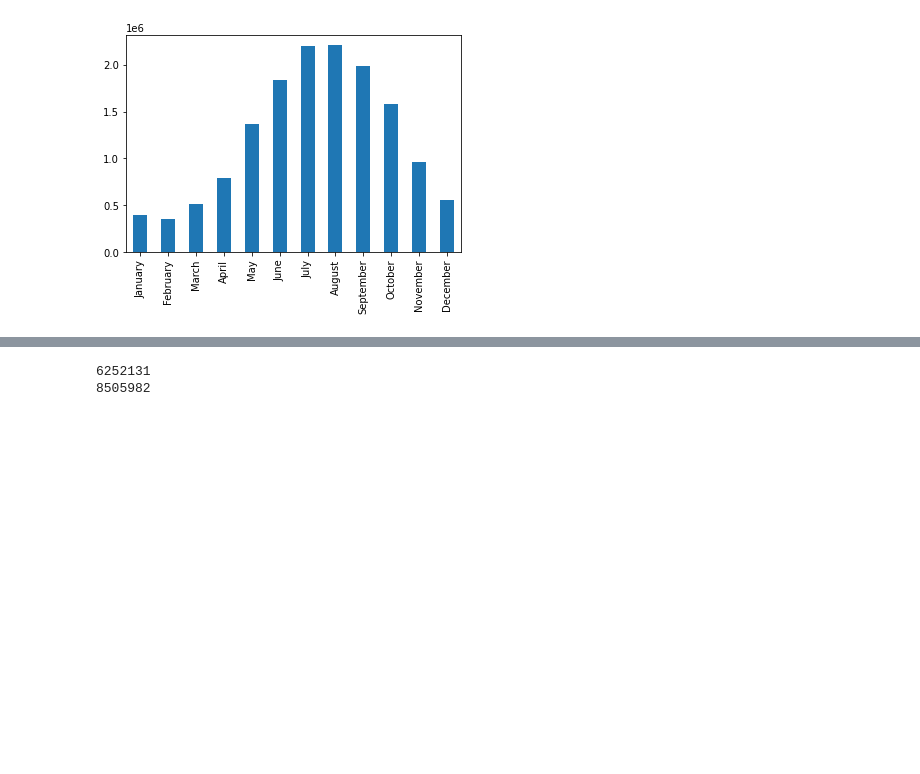
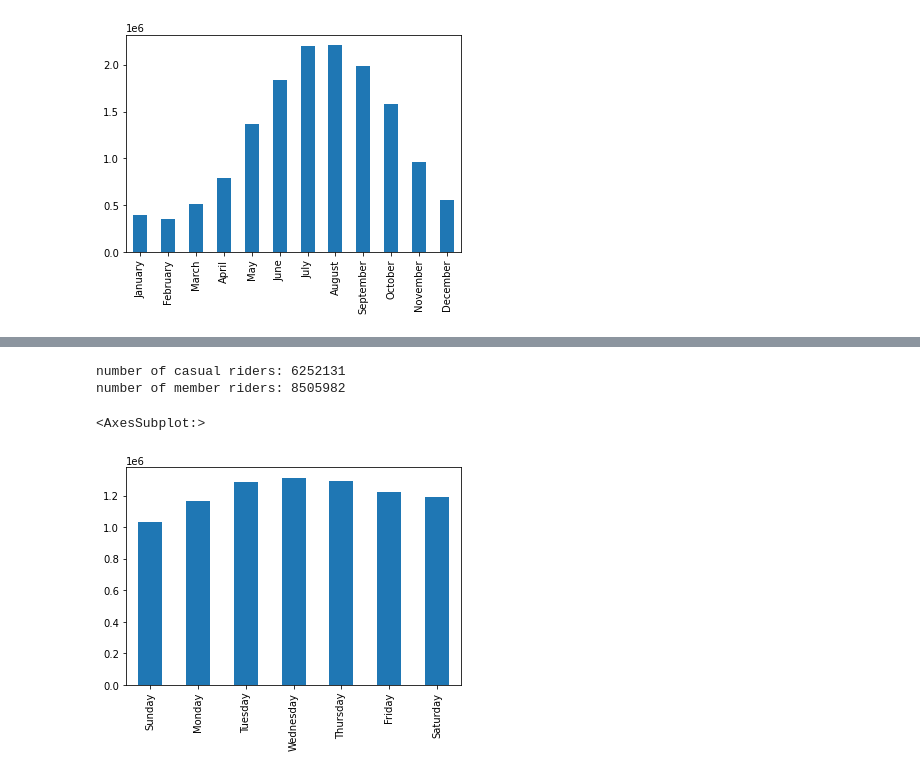
Before and after one commit to paul-trood/bicycle_sharing, a Jupyter notebook: 03_data_exploration.ipynb, the cells around one changed output, grey strips where cells are left out. Drawn from its saved outputs; the diff is of its cells as text; code cells hidden in the pictures; blank space fills up the shorter version.

```diff
--- a/03_data_exploration.ipynb
+++ b/03_data_exploration.ipynb
@@ -88,8 +125,14 @@ members = df[df["member_casual"]== "member"]
 # %%
 casual = df[df["member_casual"]== "casual"]
 # %%
-print(len(casual))
-print(len(members))
+print("number of casual riders:",len(casual))
+print("number of member riders:",len(members))
 # %% [output]
-6252131
-8505982
+number of casual riders: 6252131
+number of member riders: 8505982
+# %%
+# Number of rides per day for members
+members["start_date"].dt.day_name().value_counts().iloc[[6,5,2,0,1,3,4]].plot(kind="bar")
+# %% [output]
+<AxesSubplot:>
+[figure, added]
```
Also changed, not shown: parts of 18 cells of this notebook.
